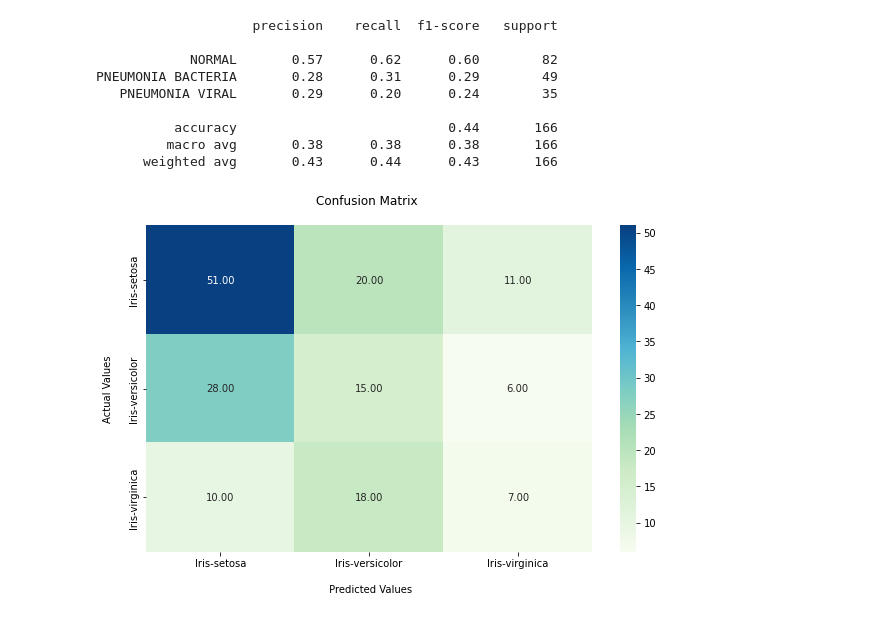
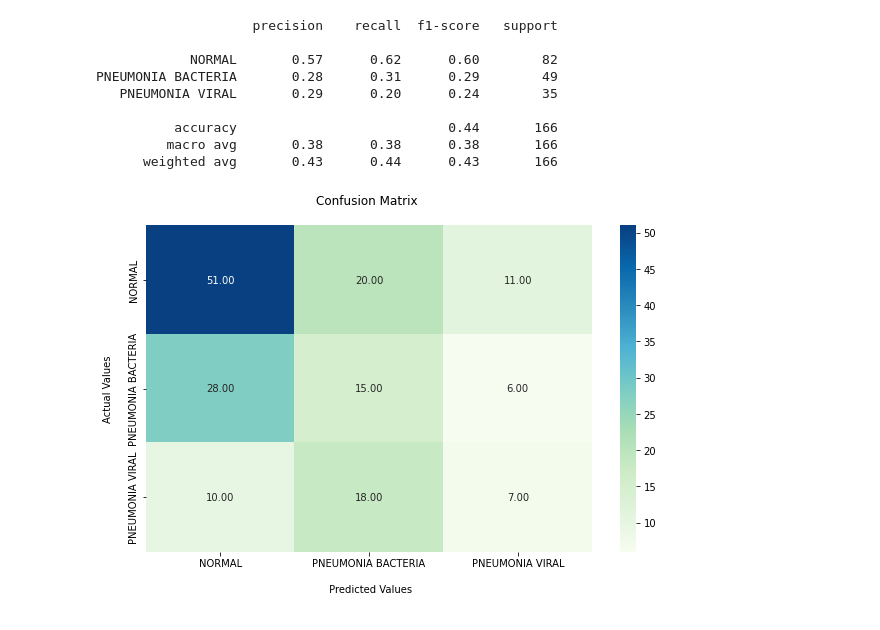
Before and after one commit to d-portugal/chest_x_ray, a Jupyter notebook: chest_xray_APA_final.ipynb, the cells around one changed output. Drawn from its saved outputs; the diff is of its cells as text; code cells hidden in the pictures.

```diff
--- a/chest_xray_APA_final.ipynb
+++ b/chest_xray_APA_final.ipynb
@@ -269,11 +269,11 @@ PNEUMONIA BACTERIA       0.28      0.31      0.29        49
 # %%
 plt.figure(figsize=(10,6))
 fx=sns.heatmap(confusion_matrix(ds_valid.classes,np.argmax(predict, axis = 1)), annot=True, fmt=".2f",cmap="GnBu")
 fx.set_title('Confusion Matrix \n');
 fx.set_xlabel('\n Predicted Values\n')
 fx.set_ylabel('Actual Values\n');
-fx.xaxis.set_ticklabels(['Iris-setosa','Iris-versicolor','Iris-virginica'])
-fx.yaxis.set_ticklabels(['Iris-setosa','Iris-versicolor','Iris-virginica'])
+fx.xaxis.set_ticklabels(CLASSES)
+fx.yaxis.set_ticklabels(CLASSES)
 plt.show()
 # %% [output]
-[figure, old version]
+[figure, new version]
```
